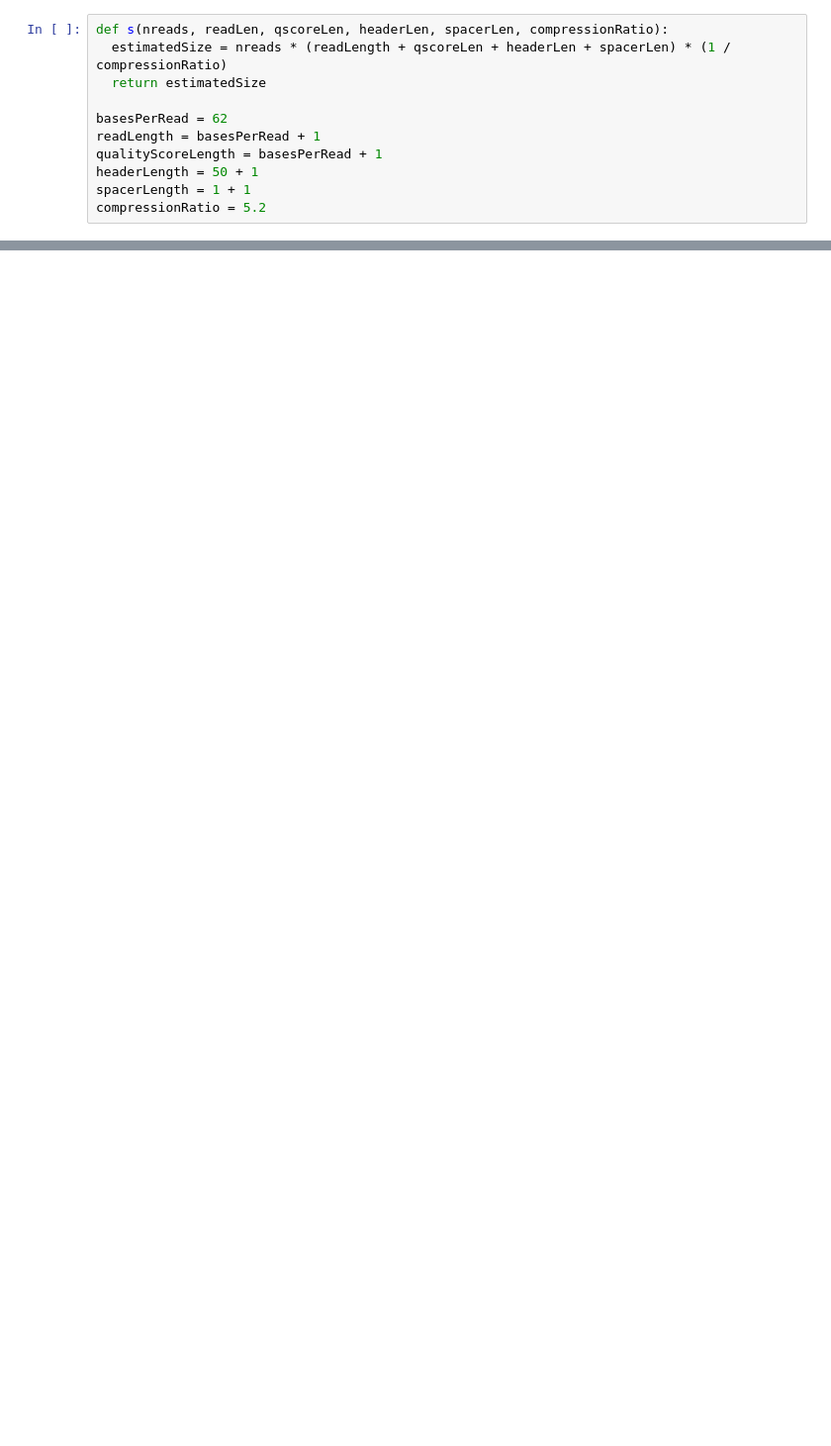
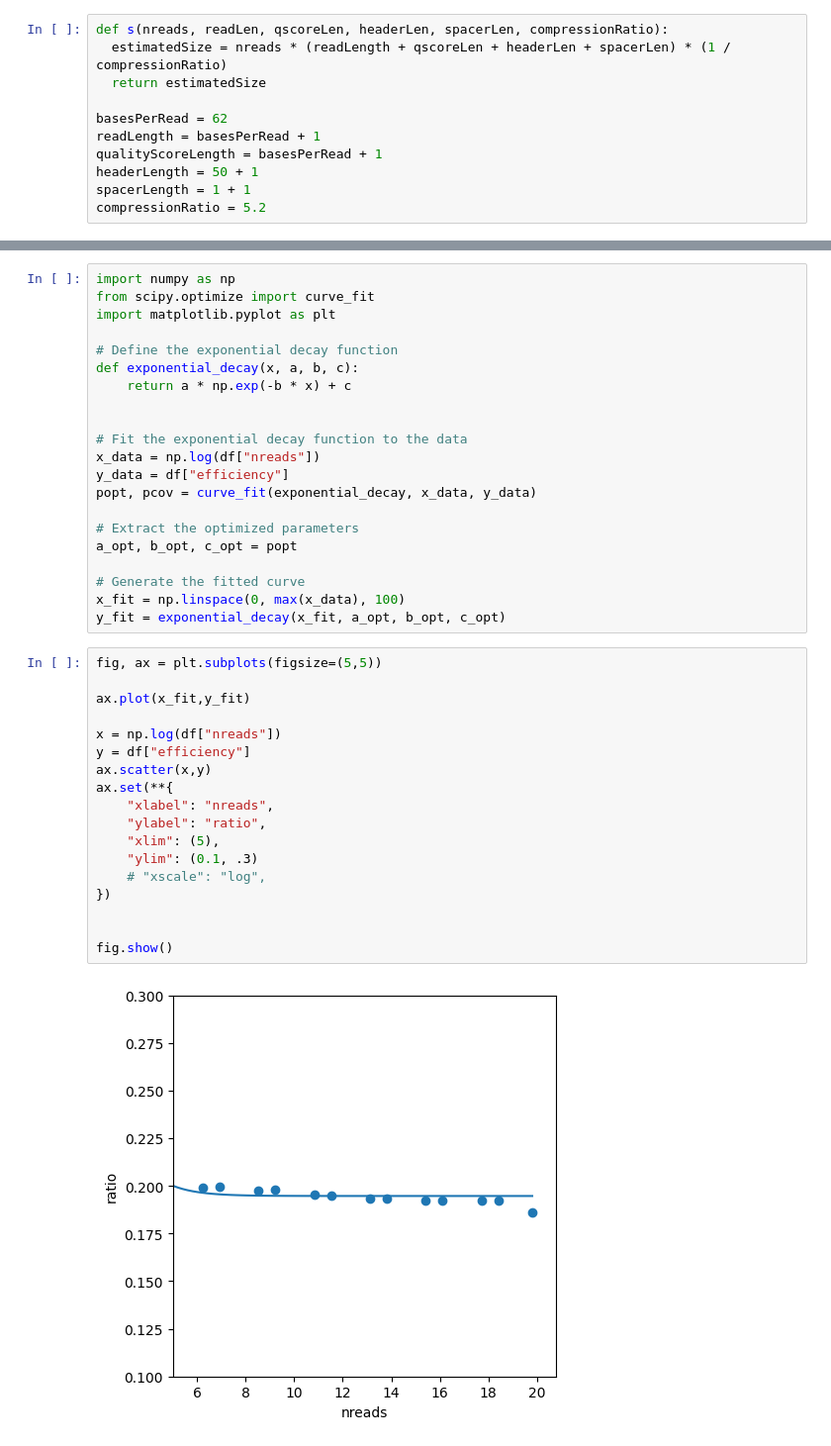
Before and after one commit to sbooeshaghi/seq.run, a Jupyter notebook: model.ipynb, the cells around one changed output, grey strips where cells are left out. Shown: that part at 99% size. Saved outputs shown, nothing was run; the diff lists cells and outputs as text; blank space fills up the shorter version.

```diff
--- a/model.ipynb
+++ b/model.ipynb
@@ -62,0 +79,41 @@ fig.show()
+# %%
+import numpy as np
+from scipy.optimize import curve_fit
+import matplotlib.pyplot as plt
+
+# Define the exponential decay function
+def exponential_decay(x, a, b, c):
+    return a * np.exp(-b * x) + c
+
+
+# Fit the exponential decay function to the data
+x_data = np.log(df["nreads"])
+y_data = df["efficiency"]
+popt, pcov = curve_fit(exponential_decay, x_data, y_data)
+
+# Extract the optimized parameters
+a_opt, b_opt, c_opt = popt
+
+# Generate the fitted curve
+x_fit = np.linspace(0, max(x_data), 100)
+y_fit = exponential_decay(x_fit, a_opt, b_opt, c_opt)
+# %%
+fig, ax = plt.subplots(figsize=(5,5))
+
+ax.plot(x_fit,y_fit)
+
+x = np.log(df["nreads"])
+y = df["efficiency"]
+ax.scatter(x,y)
+ax.set(**{
+    "xlabel": "nreads",
+    "ylabel": "ratio",
+    "xlim": (5),
+    "ylim": (0.1, .3)
+    # "xscale": "log",
+})
+
+
+fig.show()
+# %% [output]
+[figure, added]
```
Also changed, not shown: parts of 7 cells of this notebook.
